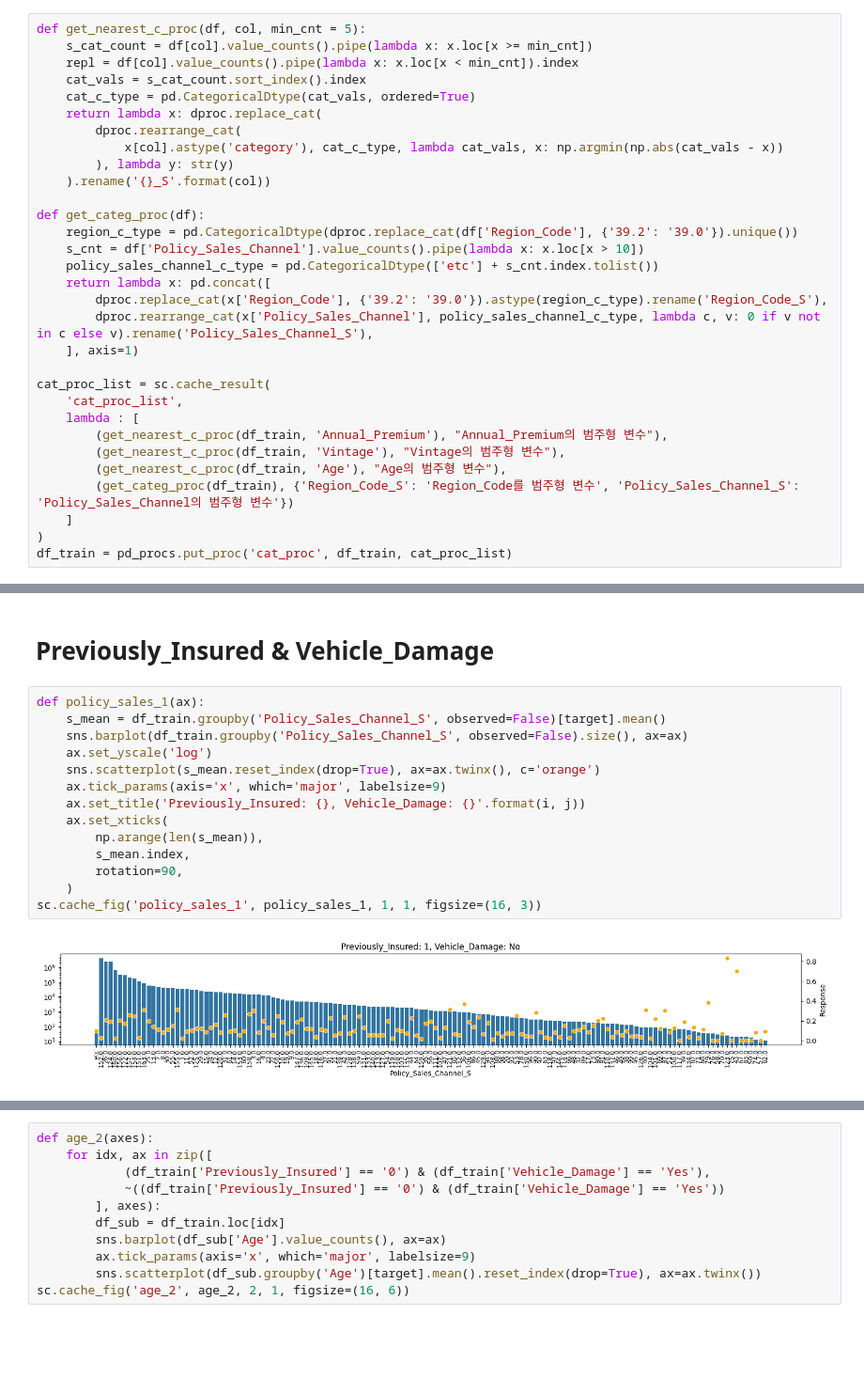
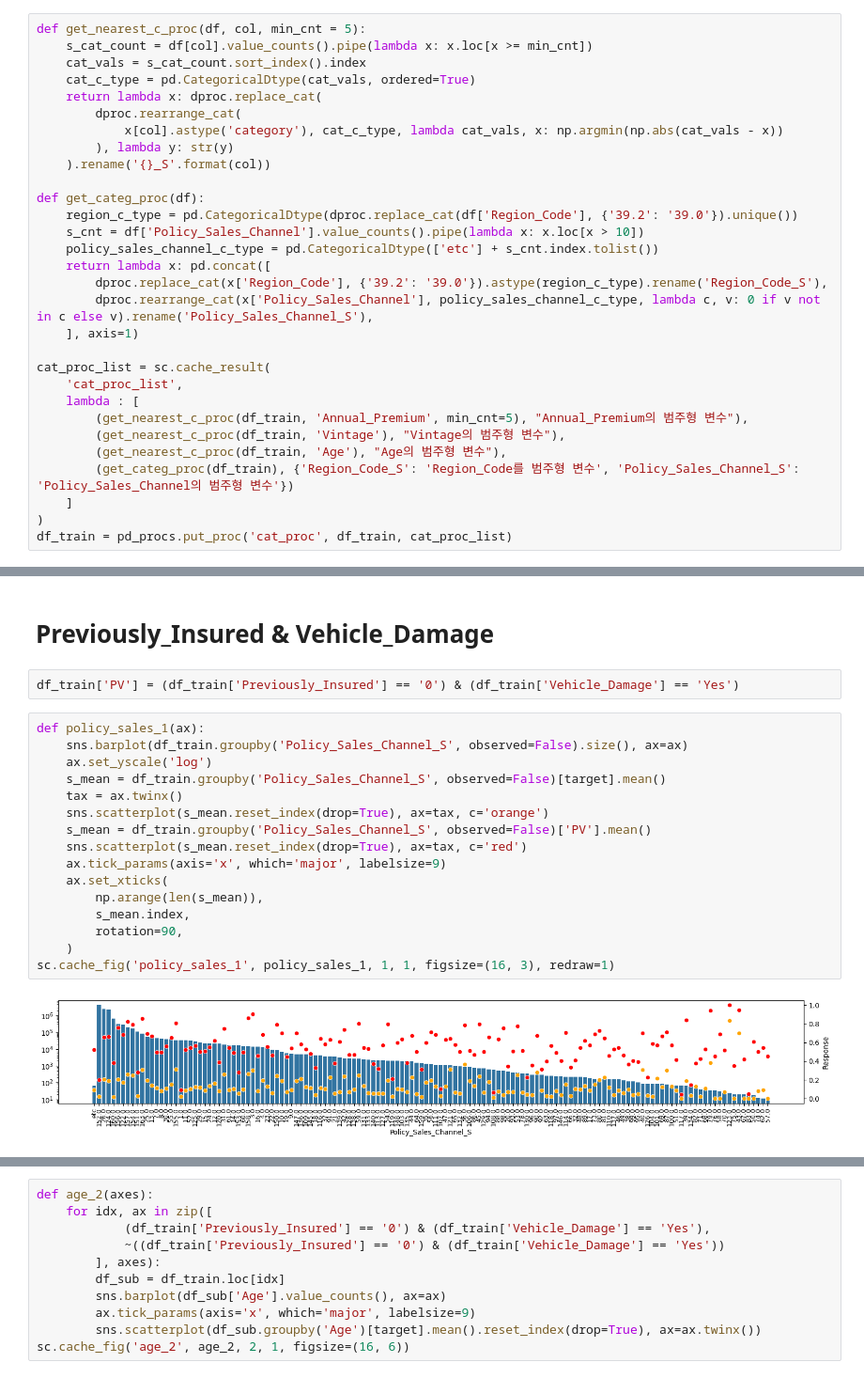
Before and after one commit to sunkusun9/sunkusun9, a Jupyter notebook: kaggle/PGS4_ep7/1. data_wrangling.ipynb, the cells around one changed output, grey strips where cells are left out. Shown at 94% size. Saved outputs shown, nothing was run; the diff lists cells and outputs as text; blank space fills up the shorter version.

```diff
--- a/kaggle/PGS4_ep7/1. data_wrangling.ipynb
+++ b/kaggle/PGS4_ep7/1. data_wrangling.ipynb
@@ -126,7 +126,6 @@ dtype: object
 # %%
 def get_nearest_c_proc(df, col, min_cnt = 5):
     s_cat_count = df[col].value_counts().pipe(lambda x: x.loc[x >= min_cnt])
-    repl = df[col].value_counts().pipe(lambda x: x.loc[x < min_cnt]).index
     cat_vals = s_cat_count.sort_index().index
     cat_c_type = pd.CategoricalDtype(cat_vals, ordered=True)
     return lambda x: dproc.replace_cat(
@@ -147,7 +146,7 @@ def get_categ_proc(df):
 cat_proc_list = sc.cache_result(
     'cat_proc_list',
     lambda : [
-        (get_nearest_c_proc(df_train, 'Annual_Premium'), "Annual_Premium의 범주형 변수"),
+        (get_nearest_c_proc(df_train, 'Annual_Premium', min_cnt=5), "Annual_Premium의 범주형 변수"),
         (get_nearest_c_proc(df_train, 'Vintage'), "Vintage의 범주형 변수"),
         (get_nearest_c_proc(df_train, 'Age'), "Age의 범주형 변수"),
         (get_categ_proc(df_train), {'Region_Code_S': 'Region_Code를 범주형 변수', 'Policy_Sales_Channel_S': 'Policy_Sales_Channel의 범주형 변수'})
@@ -433,22 +453,26 @@ plt.show()
 [figure]
 # %% [markdown]
 # Previously_Insured & Vehicle_Damage
+# %%
+df_train['PV'] = (df_train['Previously_Insured'] == '0') & (df_train['Vehicle_Damage'] == 'Yes')
 # %%
 def policy_sales_1(ax):
-    s_mean = df_train.groupby('Policy_Sales_Channel_S', observed=False)[target].mean()
     sns.barplot(df_train.groupby('Policy_Sales_Channel_S', observed=False).size(), ax=ax)
     ax.set_yscale('log')
-    sns.scatterplot(s_mean.reset_index(drop=True), ax=ax.twinx(), c='orange')
+    s_mean = df_train.groupby('Policy_Sales_Channel_S', observed=False)[target].mean()
+    tax = ax.twinx()
+    sns.scatterplot(s_mean.reset_index(drop=True), ax=tax, c='orange')
+    s_mean = df_train.groupby('Policy_Sales_Channel_S', observed=False)['PV'].mean()
+    sns.scatterplot(s_mean.reset_index(drop=True), ax=tax, c='red')
     ax.tick_params(axis='x', which='major', labelsize=9)
-    ax.set_title('Previously_Insured: {}, Vehicle_Damage: {}'.format(i, j))
     ax.set_xticks(
         np.arange(len(s_mean)),
         s_mean.index,
         rotation=90,
     )
-sc.cache_fig('policy_sales_1', policy_sales_1, 1, 1, figsize=(16, 3))
+sc.cache_fig('policy_sales_1', policy_sales_1, 1, 1, figsize=(16, 3), redraw=1)
 # %% [output]
-[figure, old version]
+[figure, new version]
 # %%
 def policy_sales_2(axes):
     for idx, ax in zip([
```
Also changed, not shown: parts of 35 cells of this notebook, 1 other file.
